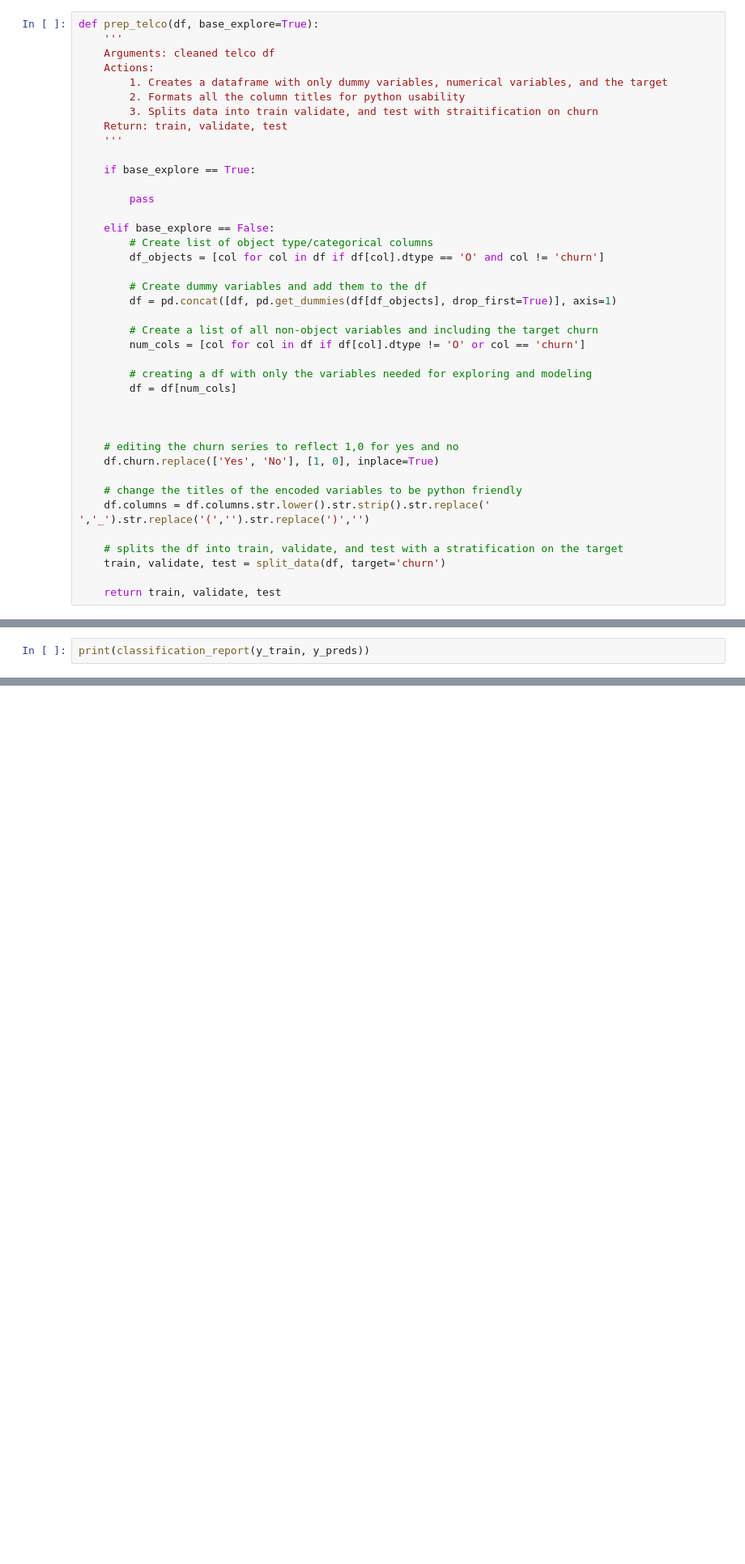
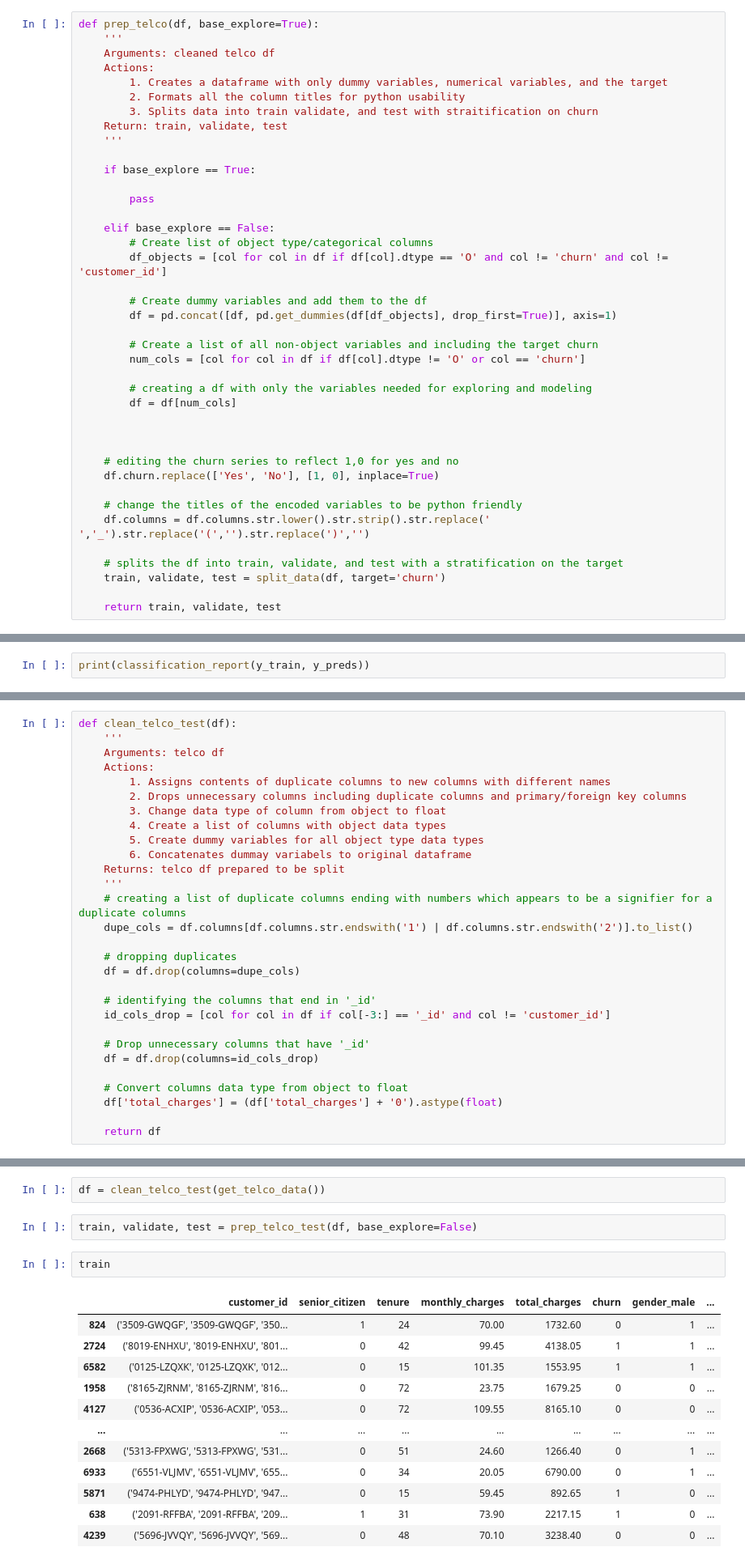
Before and after one commit to aaron-mv-moore/classification-telco-project, a Jupyter notebook: Plan.ipynb, the cells around one changed output, grey strips where cells are left out. Shown at 81% size. Cells and saved outputs as stored; diff of their text form; blank space fills up the shorter version.

```diff
--- a/Plan.ipynb
+++ b/Plan.ipynb
@@ -419,7 +433,7 @@ def prep_telco(df, base_explore=True):
 
     elif base_explore == False:
         # Create list of object type/categorical columns
-        df_objects = [col for col in df if df[col].dtype == 'O' and col != 'churn']
+        df_objects = [col for col in df if df[col].dtype == 'O' and col != 'churn' and col != 'customer_id']
 
         # Create dummy variables and add them to the df
         df = pd.concat([df, pd.get_dummies(df[df_objects], drop_first=True)], axis=1)
@@ -1485,0 +1723,29 @@ telco_best_logit(X_train, y_train, X_val, y_val)
+# %%
+def clean_telco_test(df):
+    '''
+    Arguments: telco df
+    Actions:
+        1. Assigns contents of duplicate columns to new columns with different names
+        2. Drops unnecessary columns including duplicate columns and primary/foreign key columns
+        3. Change data type of column from object to float
+        4. Create a list of columns with object data types
+        5. Create dummy variables for all object type data types
+        6. Concatenates dummay variabels to original dataframe
+    Returns: telco df prepared to be split
+    '''
+    # creating a list of duplicate columns ending with numbers which appears to be a signifier for a duplicate columns
+    dupe_cols = df.columns[df.columns.str.endswith('1') | df.columns.str.endswith('2')].to_list()
+
+    # dropping duplicates
+    df = df.drop(columns=dupe_cols)
+
+    # identifying the columns that end in '_id'
+    id_cols_drop = [col for col in df if col[-3:] == '_id' and col != 'customer_id']
+
+    # Drop unnecessary columns that have '_id'
+    df = df.drop(columns=id_cols_drop)
+
+    # Convert columns data type from object to float
+    df['total_charges'] = (df['total_charges'] + '0').astype(float)
+
+    return df
@@ -1485,0 +1809,19 @@ telco_best_logit(X_train, y_train, X_val, y_val)
+# %%
+df = clean_telco_test(get_telco_data())
+# %%
+train, validate, test = prep_telco_test(df, base_explore=False)
+# %%
+train
+# %% [output]
+|  | customer_id | senior_citizen | tenure | monthly_charges | total_charges | churn | gender_male | ... |
+| 824 | ('3509-GWQGF', '3509-GWQGF', '350... | 1 | 24 | 70.00 | 1732.60 | 0 | 1 | ... |
+| 2724 | ('8019-ENHXU', '8019-ENHXU', '801... | 0 | 42 | 99.45 | 4138.05 | 1 | 1 | ... |
+| 6582 | ('0125-LZQXK', '0125-LZQXK', '012... | 0 | 15 | 101.35 | 1553.95 | 1 | 1 | ... |
+| 1958 | ('8165-ZJRNM', '8165-ZJRNM', '816... | 0 | 72 | 23.75 | 1679.25 | 0 | 0 | ... |
+| 4127 | ('0536-ACXIP', '0536-ACXIP', '053... | 0 | 72 | 109.55 | 8165.10 | 0 | 0 | ... |
+| ... | ... | ... | ... | ... | ... | ... | ... | ... |
+| 2668 | ('5313-FPXWG', '5313-FPXWG', '531... | 0 | 51 | 24.60 | 1266.40 | 0 | 1 | ... |
+| 6933 | ('6551-VLJMV', '6551-VLJMV', '655... | 0 | 34 | 20.05 | 6790.00 | 0 | 1 | ... |
+| 5871 | ('9474-PHLYD', '9474-PHLYD', '947... | 0 | 15 | 59.45 | 892.65 | 1 | 0 | ... |
+| 638 | ('2091-RFFBA', '2091-RFFBA', '209... | 1 | 31 | 73.90 | 2217.15 | 1 | 0 | ... |
+| 4239 | ('5696-JVVQY', '5696-JVVQY', '569... | 0 | 48 | 70.10 | 3238.40 | 0 | 0 | ... |
```
Also changed, not shown: parts of 78 cells of this notebook, 4 other files.
